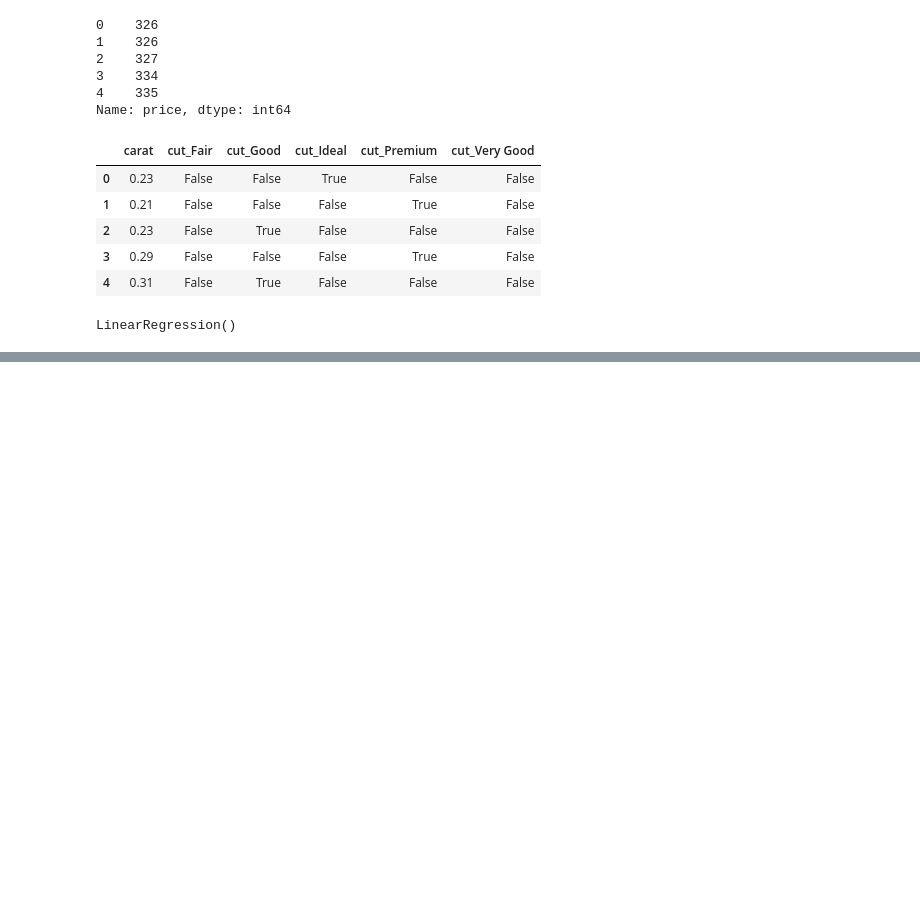
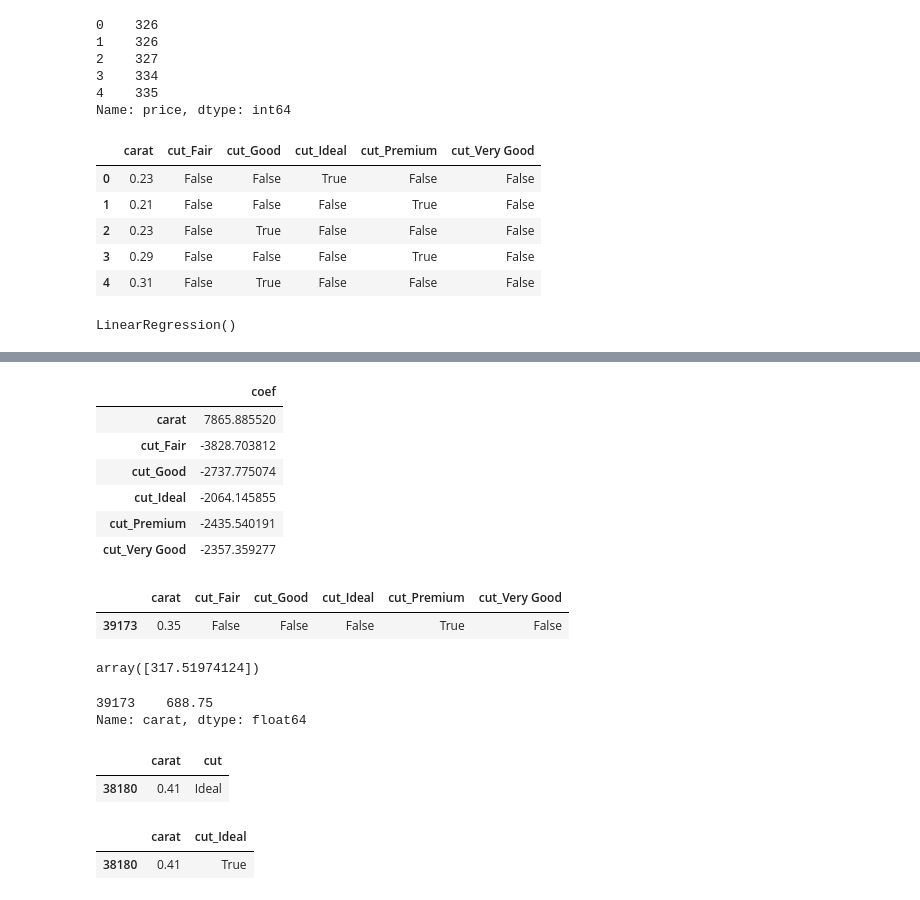
Before and after one commit to HromovAndrey/II_mood_3_part_2_practic, a Jupyter notebook: Untitled.ipynb, the cells around one changed output, grey strips where cells are left out. Cells and saved outputs as stored; diff of their text form; code cells hidden in the pictures; blank space fills up the shorter version.

```diff
--- a/Untitled.ipynb
+++ b/Untitled.ipynb
@@ -122,0 +143,36 @@ print(f"Прогнозована ціна: {predicted_price[0]}")
+# %%
+pd.DataFrame({"coef": model.coef_}, index=X.columns)
+# %% [output]
+|  | coef |
+| carat | 7865.885520 |
+| cut_Fair | -3828.703812 |
+| cut_Good | -2737.775074 |
+| cut_Ideal | -2064.145855 |
+| cut_Premium | -2435.540191 |
+| cut_Very Good | -2357.359277 |
+# %%
+sample = X.sample(1)
+sample
+# %% [output]
+|  | carat | cut_Fair | cut_Good | cut_Ideal | cut_Premium | cut_Very Good |
+| 39173 | 0.35 | False | False | False | True | False |
+# %%
+model.predict(sample)
+# %% [output]
+array([317.51974124])
+# %%
+7865*sample['carat'] - 2064
+# %% [output]
+39173    688.75
+Name: carat, dtype: float64
+# %%
+sample = df[['carat', 'cut']].sample(1)
+sample
+# %% [output]
+|  | carat | cut |
+| 38180 | 0.41 | Ideal |
+# %%
+pd.get_dummies(sample)
+# %% [output]
+|  | carat | cut_Ideal |
+| 38180 | 0.41 | True |
```
Also changed, not shown: parts of 25 cells of this notebook.
